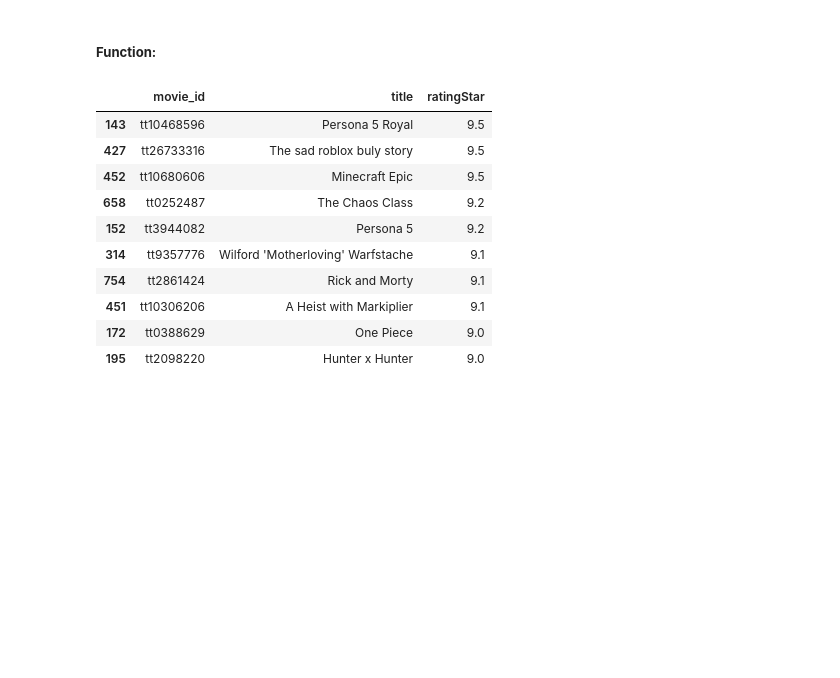
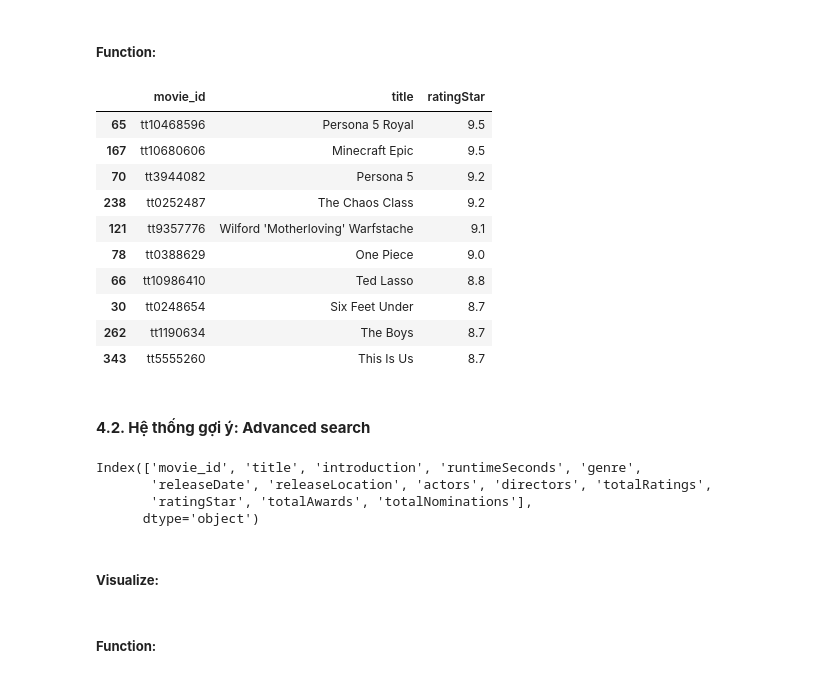
Before and after one commit to HThinhZ/Recommender_System_Project, a Jupyter notebook: T4_VisualizeData.ipynb, the cells around one changed output. Drawn from its saved outputs; the diff is of its cells as text; code cells hidden in the pictures; blank space fills up the shorter version.

```diff
--- a/T4_VisualizeData.ipynb
+++ b/T4_VisualizeData.ipynb
@@ -355,4 +376,5 @@ drama_movie_df
 # %%
-drama_movie_df = drama_movie_df.sort_values(by='ratingStar',ascending=False)
-drama_movie_df = drama_movie_df[['title', 'ratingStar']]
-drama_movie_df = drama_movie_df[:10]
+genre_df = genre_df.sort_values(by='ratingStar',ascending=False)
+genre_df = genre_df[['title', 'ratingStar']]
+genre_df = genre_df[:10]
+genre_df
@@ -373,25 +407,37 @@ fig.show()
 # %% [markdown]
 ##### **Function:**
 # %%
-def rs_genre(df, search_string):
-    mask = df['genre'].str.lower().str.contains(search_string.lower())
-    genre_df = df[mask].reset_index()
-    genre_df =  genre_df.sort_values(by='ratingStar',ascending=False)
+def rs_genre(df, options):
+    genre_df = df.copy()
+    genre_df['genre'] = genre_df['genre'].astype(str)
+
+    for opt in options:
+        mask = genre_df['genre'].str.lower().str.contains(opt.lower())
+        genre_df = genre_df[mask].reset_index()
+
+    genre_df = genre_df.sort_values(by='ratingStar',ascending=False)
     genre_df = genre_df[['movie_id', 'title', 'ratingStar']]
     genre_df = genre_df[:10]
 
+    # fig = px.bar(genre_df, x='ratingStar', y='title', orientation='h', title='Top 10 film drama have the highest average rating star', color_discrete_sequence=['gold'])
+    # fig.show()
+
     return genre_df[['movie_id', 'title', 'ratingStar']]
-# %%
-rs_genre(genre_df, 'comedy')
-# %% [output]
-|  | movie_id | title | ratingStar |
-| 143 | tt10468596 | Persona 5 Royal | 9.5 |
-| 427 | tt26733316 | The sad roblox buly story | 9.5 |
-| 452 | tt10680606 | Minecraft Epic | 9.5 |
-| 658 | tt0252487 | The Chaos Class | 9.2 |
-| 152 | tt3944082 | Persona 5 | 9.2 |
-| 314 | tt9357776 | Wilford 'Motherloving' Warfstache | 9.1 |
-| 754 | tt2861424 | Rick and Morty | 9.1 |
-| 451 | tt10306206 | A Heist with Markiplier | 9.1 |
-| 172 | tt0388629 | One Piece | 9.0 |
-| 195 | tt2098220 | Hunter x Hunter | 9.0 |
+# %%
+# Test
+df = mi_df.copy()
+rs_genre(df, ['comedy', 'drama'])
+# %% [output]
+|  | movie_id | title | ratingStar |
+| 65 | tt10468596 | Persona 5 Royal | 9.5 |
+| 167 | tt10680606 | Minecraft Epic | 9.5 |
+| 70 | tt3944082 | Persona 5 | 9.2 |
+| 238 | tt0252487 | The Chaos Class | 9.2 |
+| 121 | tt9357776 | Wilford 'Motherloving' Warfstache | 9.1 |
+| 78 | tt0388629 | One Piece | 9.0 |
+| 66 | tt10986410 | Ted Lasso | 8.8 |
+| 30 | tt0248654 | Six Feet Under | 8.7 |
+| 262 | tt1190634 | The Boys | 8.7 |
+| 343 | tt5555260 | This Is Us | 8.7 |
+# %% [markdown]
+#### **4.2. Hệ thống gợi ý: Advanced search**
@@ -397,0 +446,9 @@ rs_genre(genre_df, 'comedy')
+# %%
+as_df.columns
+# %% [output]
+Index(['movie_id', 'title', 'introduction', 'runtimeSeconds', 'genre',
+       'releaseDate', 'releaseLocation', 'actors', 'directors', 'totalRatings',
+       'ratingStar', 'totalAwards', 'totalNominations'],
+      dtype='object')
+# %% [markdown]
+##### **Visualize:**
@@ -397,0 +493,2 @@ rs_genre(genre_df, 'comedy')
+# %% [markdown]
+##### **Function:**
```
Also changed, not shown: parts of 21 cells of this notebook.
